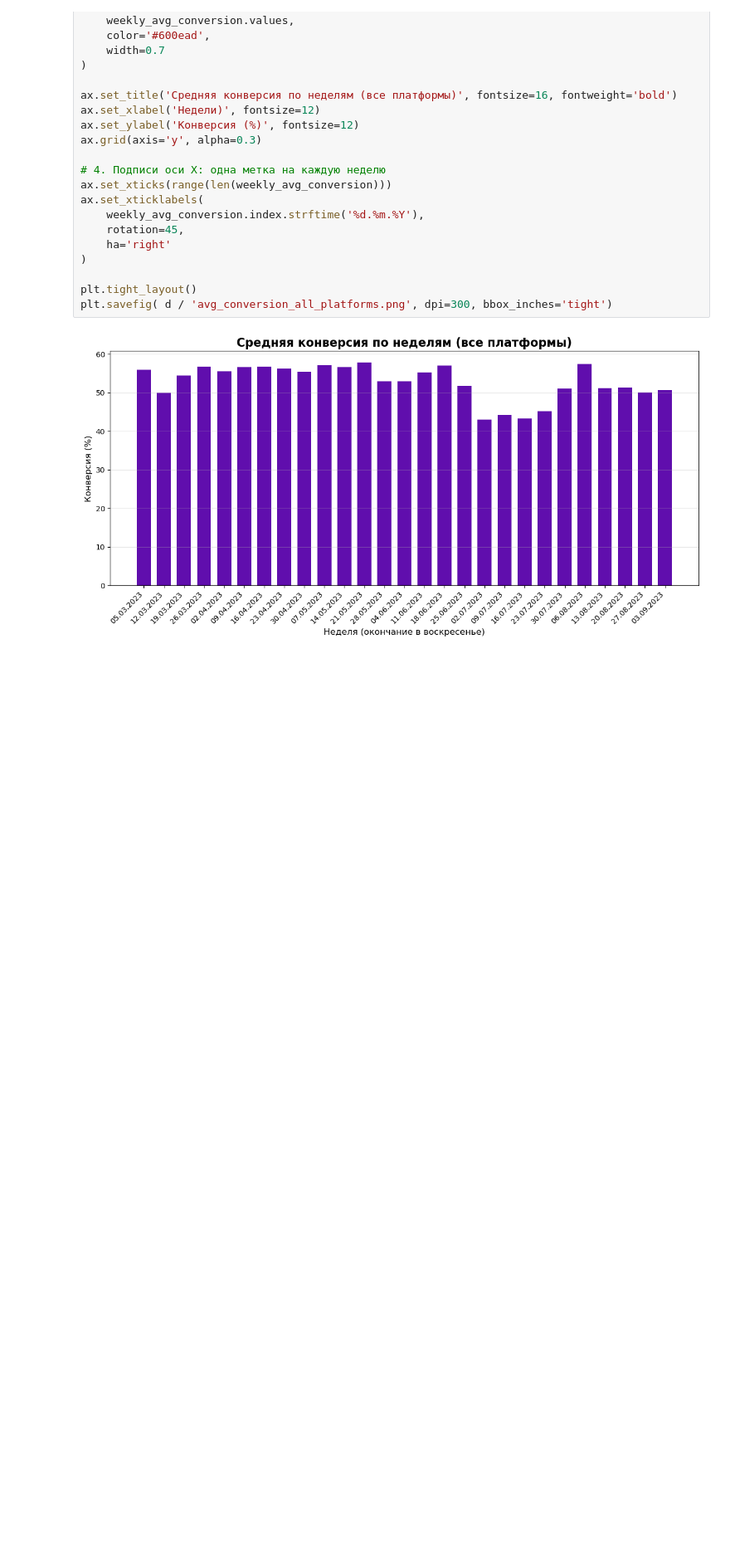
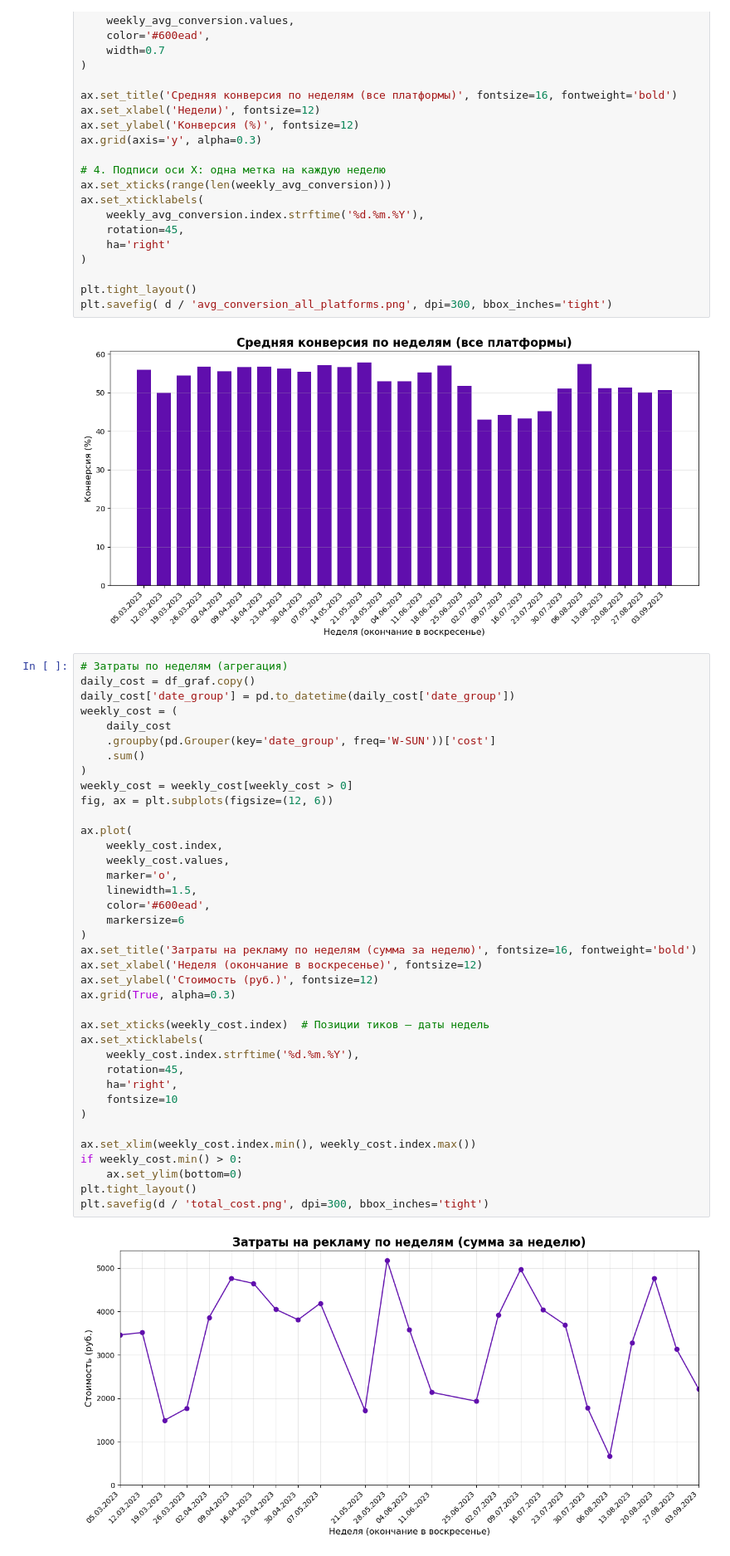
Before and after one commit to kot-yenot/data-analytics-project-100, a Jupyter notebook: charts_project.ipynb, the cells around one changed output. Shown at 83% size. Drawn from its saved outputs; the diff is of its cells as text; blank space fills up the shorter version.

```diff
--- a/charts_project.ipynb
+++ b/charts_project.ipynb
@@ -341,3 +341,43 @@ plt.tight_layout()
 plt.savefig( d / 'avg_conversion_all_platforms.png', dpi=300, bbox_inches='tight')
 # %% [output]
 [figure]
+# %%
+# Затраты по неделям (агрегация)
+daily_cost = df_graf.copy()
+daily_cost['date_group'] = pd.to_datetime(daily_cost['date_group'])
+weekly_cost = (
+    daily_cost
+    .groupby(pd.Grouper(key='date_group', freq='W-SUN'))['cost']
+    .sum()
+)
+weekly_cost = weekly_cost[weekly_cost > 0]
+fig, ax = plt.subplots(figsize=(12, 6))
+
+ax.plot(
+    weekly_cost.index,
+    weekly_cost.values,
+    marker='o',
+    linewidth=1.5,
+    color='#600ead',
+    markersize=6
+)
+ax.set_title('Затраты на рекламу по неделям (сумма за неделю)', fontsize=16, fontweight='bold')
+ax.set_xlabel('Неделя (окончание в воскресенье)', fontsize=12)
+ax.set_ylabel('Стоимость (руб.)', fontsize=12)
+ax.grid(True, alpha=0.3)
+
+ax.set_xticks(weekly_cost.index)  # Позиции тиков — даты недель
+ax.set_xticklabels(
+    weekly_cost.index.strftime('%d.%m.%Y'),
+    rotation=45,
+    ha='right',
+    fontsize=10
+)
+
+ax.set_xlim(weekly_cost.index.min(), weekly_cost.index.max())
+if weekly_cost.min() > 0:
+    ax.set_ylim(bottom=0)
+plt.tight_layout()
+plt.savefig(d / 'total_cost.png', dpi=300, bbox_inches='tight')
+# %% [output]
+[figure, added]
```
Also changed, not shown: 1 other file.
